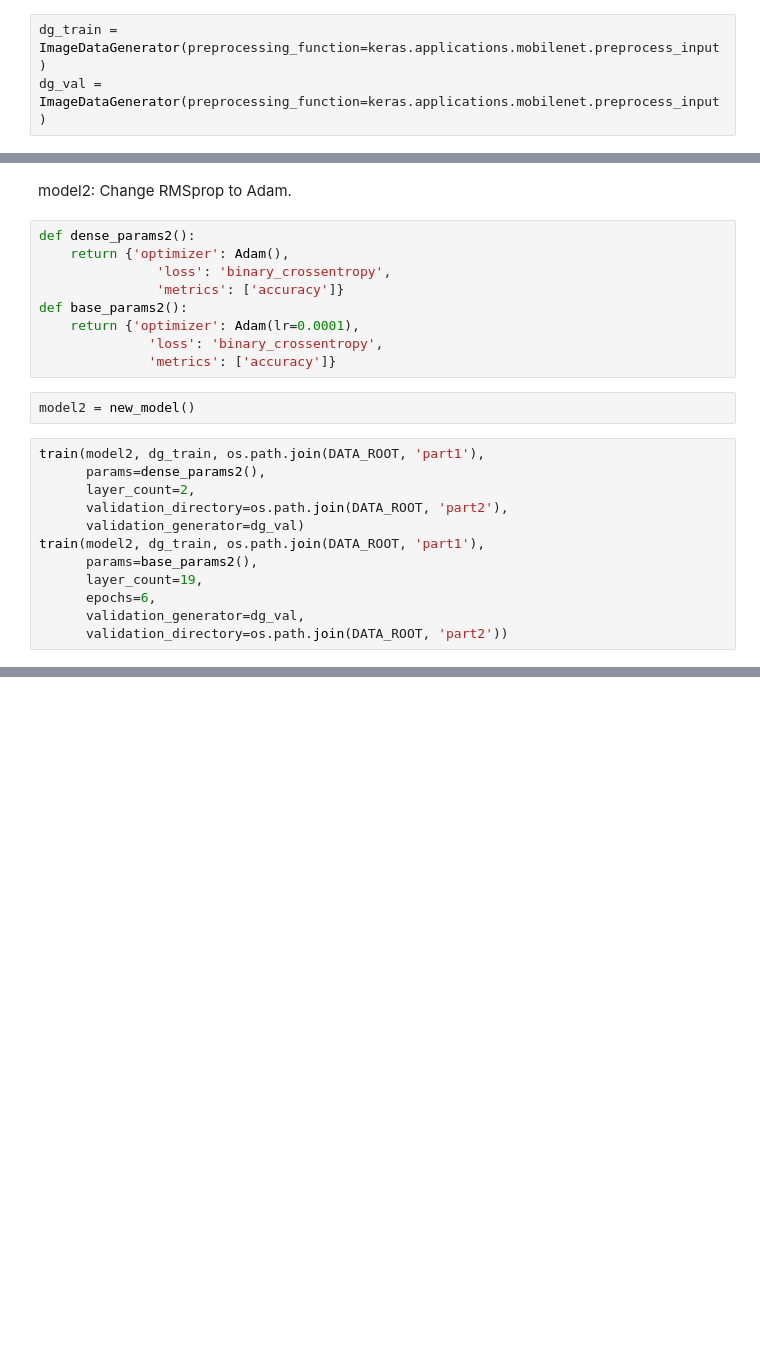
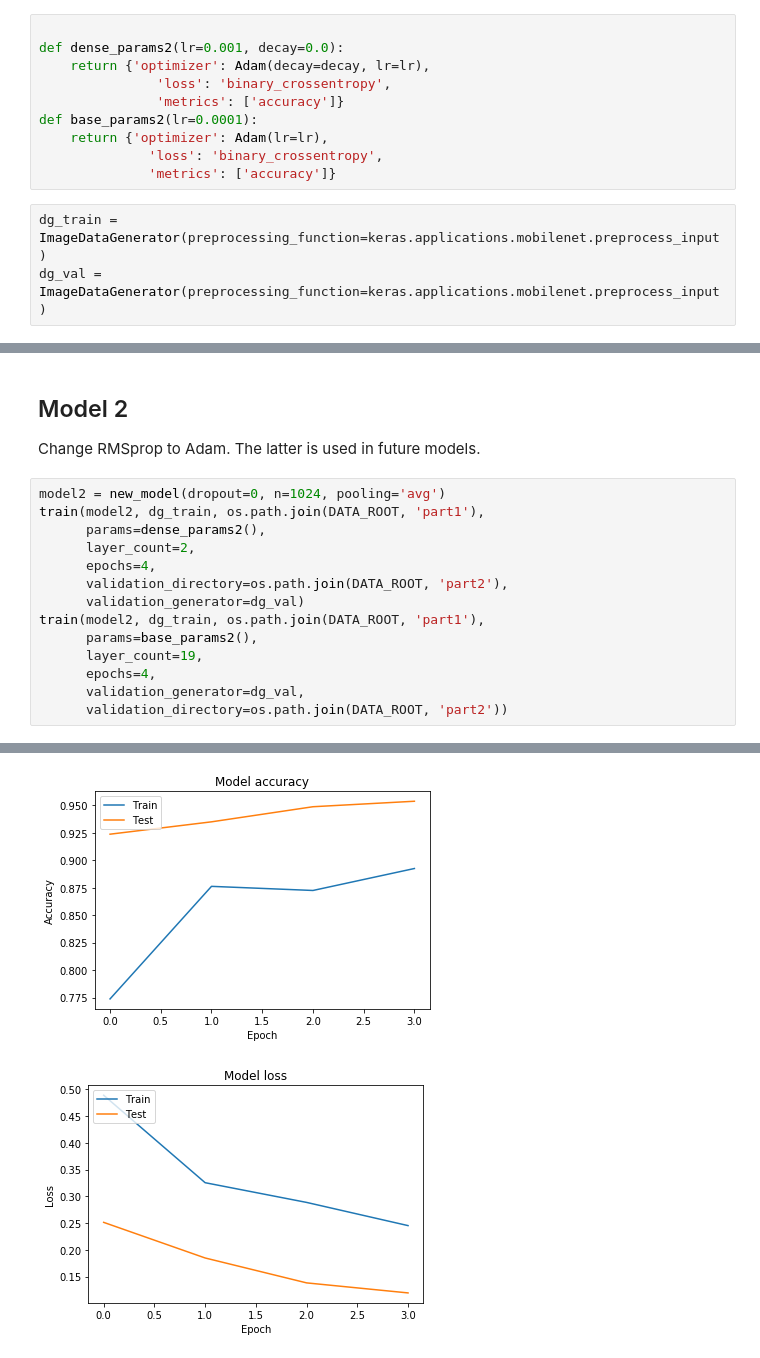
Before and after one commit to quasus/keras1, a Jupyter notebook: cats-and-dogs.ipynb, the cells around one changed output, grey strips where cells are left out. Saved outputs shown, nothing was run; the diff lists cells and outputs as text; blank space fills up the shorter version.

```diff
--- a/cats-and-dogs.ipynb
+++ b/cats-and-dogs.ipynb
@@ -87,6 +90,16 @@ def base_params1():
     return {'optimizer': SGD(lr=0.0001, momentum=0.9),
               'loss': 'binary_crossentropy',
               'metrics': ['accuracy']}
+# %%
+
+def dense_params2(lr=0.001, decay=0.0):
+    return {'optimizer': Adam(decay=decay, lr=lr),
+               'loss': 'binary_crossentropy',
+               'metrics': ['accuracy']}
+def base_params2(lr=0.0001):
+    return {'optimizer': Adam(lr=lr),
+              'loss': 'binary_crossentropy',
+              'metrics': ['accuracy']}
 # %%
 dg_train = ImageDataGenerator(preprocessing_function=keras.applications.mobilenet.preprocess_input)
 dg_val = ImageDataGenerator(preprocessing_function=keras.applications.mobilenet.preprocess_input)
@@ -143,26 +172,18 @@ Epoch 4/4
-# %% [markdown]
-model2: Change RMSprop to Adam.
-# %%
-def dense_params2():
-    return {'optimizer': Adam(),
-               'loss': 'binary_crossentropy',
-               'metrics': ['accuracy']}
-def base_params2():
-    return {'optimizer': Adam(lr=0.0001),
-              'loss': 'binary_crossentropy',
-              'metrics': ['accuracy']}
-# %%
-model2 = new_model()
+# %% [markdown]
+## Model 2
+Change RMSprop to Adam.  The latter is used in future models.
 # %%
+model2 = new_model(dropout=0, n=1024, pooling='avg')
 train(model2, dg_train, os.path.join(DATA_ROOT, 'part1'),
       params=dense_params2(),
       layer_count=2,
+      epochs=4,
       validation_directory=os.path.join(DATA_ROOT, 'part2'),
       validation_generator=dg_val)
 train(model2, dg_train, os.path.join(DATA_ROOT, 'part1'),
       params=base_params2(),
       layer_count=19,
-      epochs=6,
+      epochs=4,
       validation_generator=dg_val,
       validation_directory=os.path.join(DATA_ROOT, 'part2'))
 # %% [output]
@@ -185,0 +200,2 @@ Epoch 6/6
+[figure, added]
+[figure, added]
```
Also changed, not shown: parts of 29 cells of this notebook.
